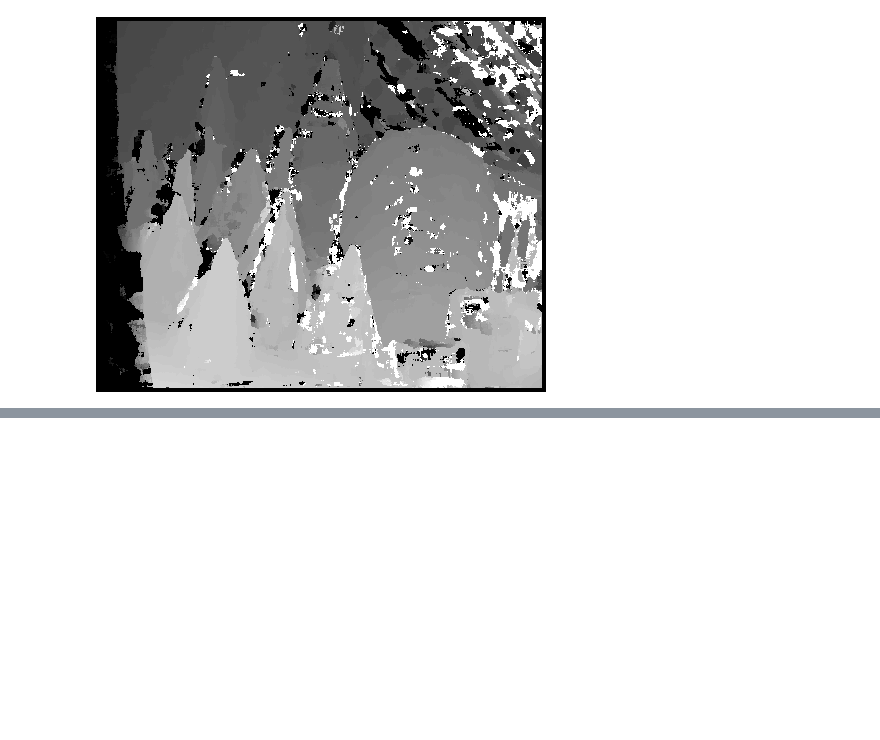
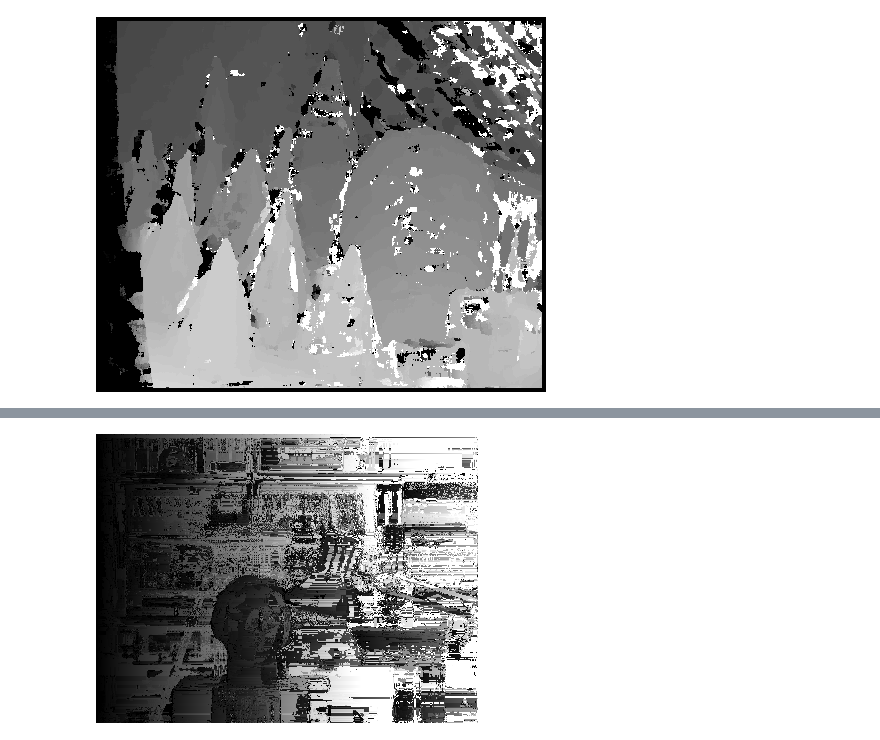
Before and after one commit to shehabKhamis/stereoVision, a Jupyter notebook: blockMatching.ipynb, the cells around one changed output, grey strips where cells are left out. Cells and saved outputs as stored; diff of their text form; code cells hidden in the pictures; blank space fills up the shorter version.

```diff
--- a/blockMatching.ipynb
+++ b/blockMatching.ipynb
@@ -98,0 +107,5 @@ cv2_imshow(outputSSD9*4)
+# %%
+secOutput  = block_matching(img3,img4,1,"SAD")
+cv2_imshow(secOutput)
+# %% [output]
+[figure, added]
```
Also changed, not shown: parts of 18 cells of this notebook.
